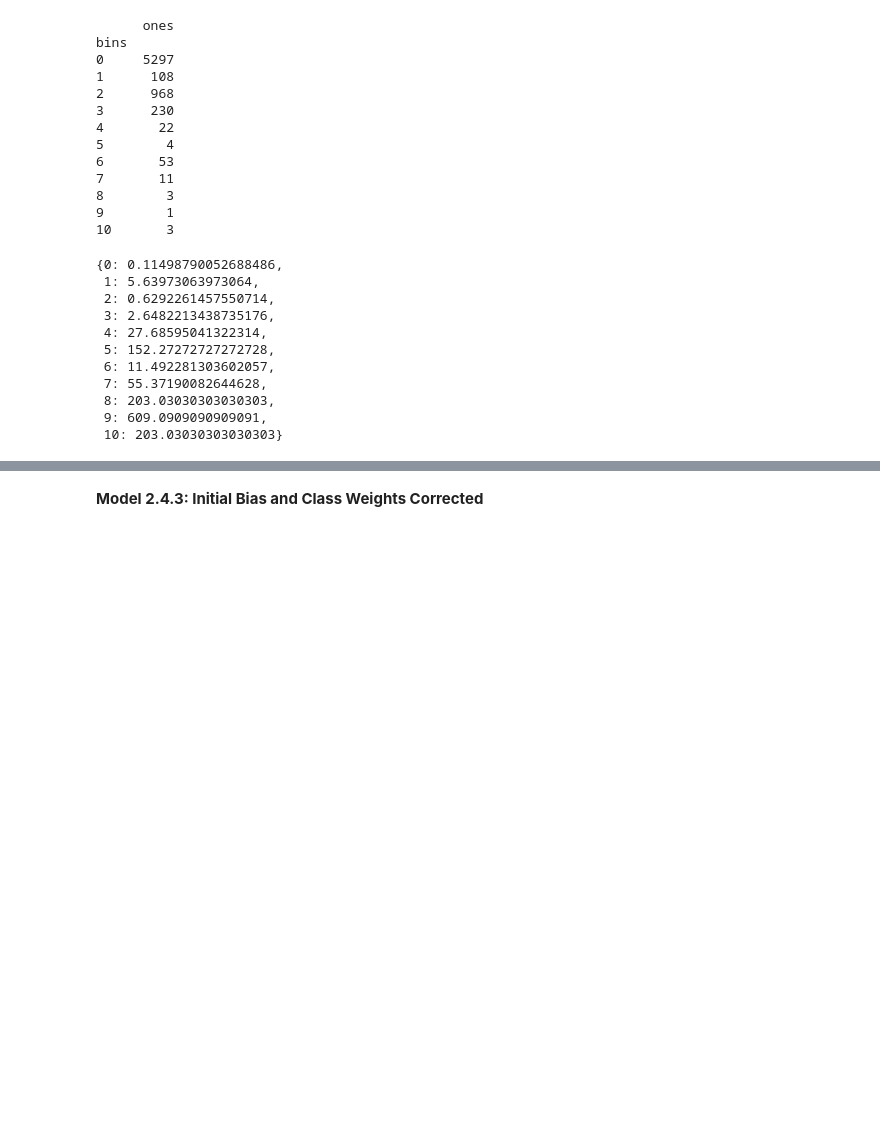
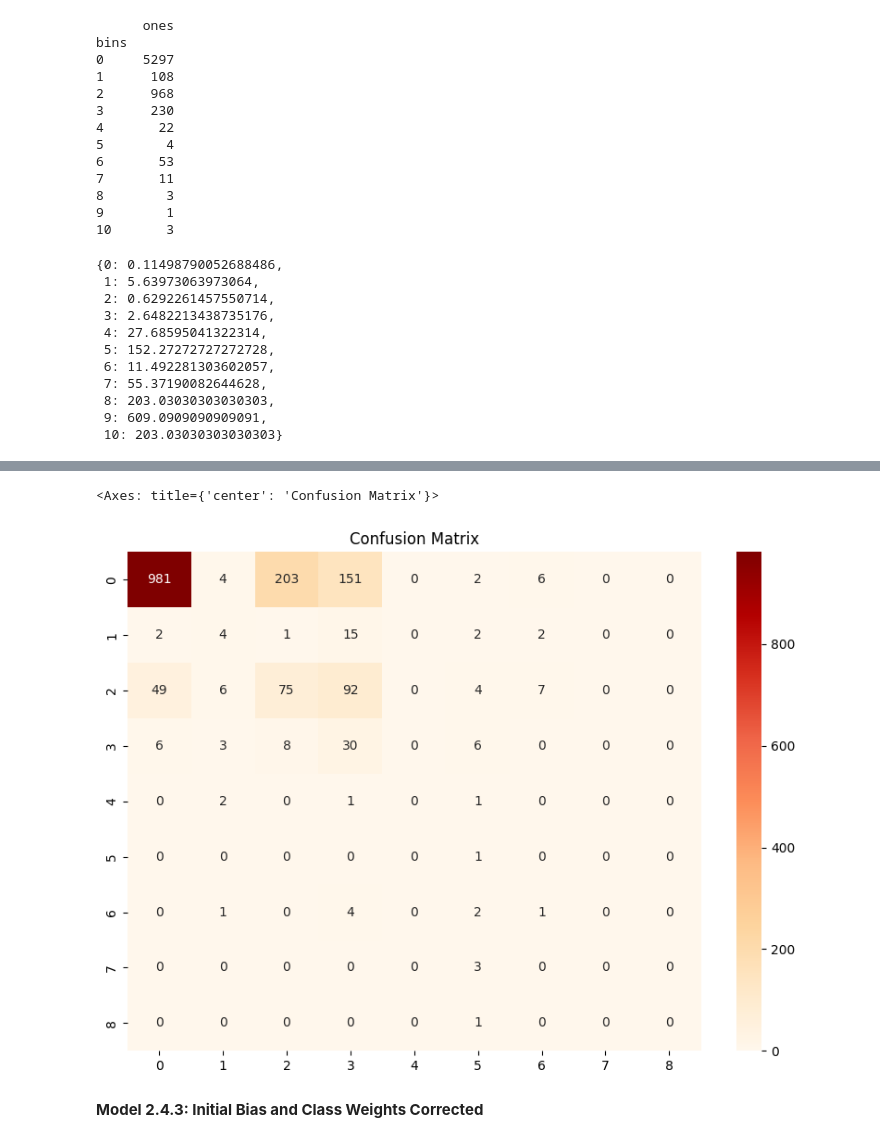
Before and after one commit to arisanguyen/210_Capstone_Aditya_Arisa_Noriel, a Jupyter notebook: Arisa - Modeling-Classification-v4.5.ipynb, the cells around one changed output, grey strips where cells are left out. Drawn from its saved outputs; the diff is of its cells as text; code cells hidden in the pictures; blank space fills up the shorter version.

```diff
--- a/Arisa - Modeling-Classification-v4.5.ipynb
+++ b/Arisa - Modeling-Classification-v4.5.ipynb
@@ -908,12 +1048,18 @@ y_true[0:5]
 # %%
 from sklearn.metrics import confusion_matrix
 cm = confusion_matrix(y_true, pred_values2)
 ind = max(len(np.unique(y_true)), len(np.unique(pred_values2)))
 df_cm = pd.DataFrame(cm, index = [i for i in range(ind)],
                   columns = [i for i in range(ind)])
 df_cm
-#plt.figure(figsize = (10,7))
-#sn.heatmap(df_cm, annot=True)
+plt.figure(figsize = (10,7))
+plt.title('Confusion Matrix')
+plt.ylabel('Actual Values')
+plt.xlabel('Predicted Values')
+sn.heatmap(df_cm, annot=True, fmt='.3g',cmap="OrRd")
+# %% [output]
+<Axes: title={'center': 'Confusion Matrix'}>
+[figure, added]
 # %% [markdown]
 **Model 2.4.3: Initial Bias and Class Weights Corrected**
 # %%
```
Also changed, not shown: parts of 18 cells of this notebook.
